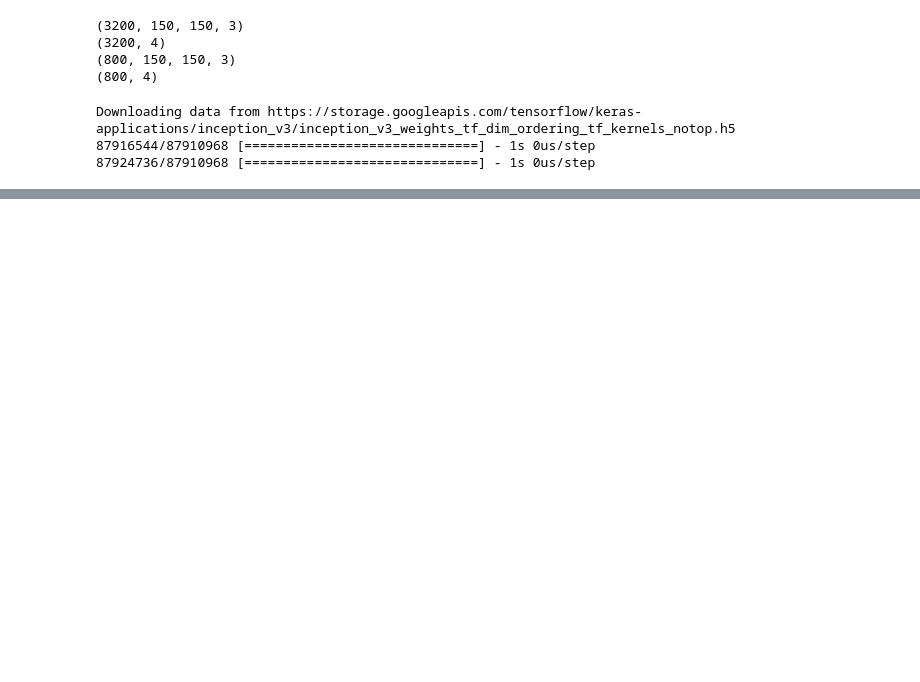
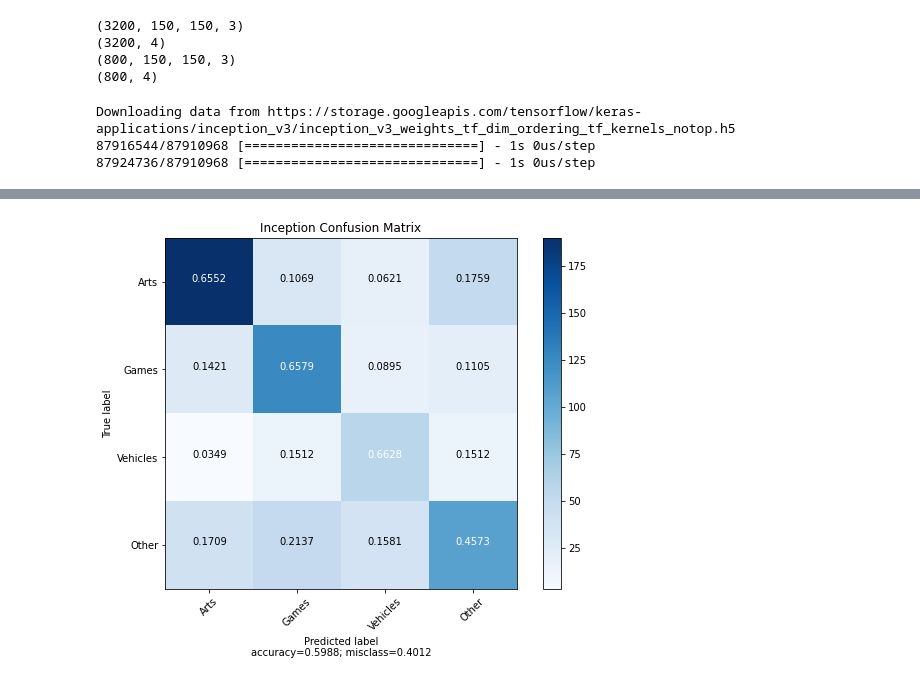
Before and after one commit to robert-tan/yt-thumbnail-classifier, a Jupyter notebook: Inception_YouTube.ipynb, the cells around one changed output, grey strips where cells are left out. Cells and saved outputs as stored; diff of their text form; code cells hidden in the pictures; blank space fills up the shorter version.

Commit message:
Update Models

```diff
--- a/Inception_YouTube.ipynb
+++ b/Inception_YouTube.ipynb
@@ -170,10 +188,10 @@ plt.show()
 from keras.models import load_model
 saved_model = load_model("inception.h5")
 test_x = []
-test_y = []
+original_y = []
 parsed_dataset = read_dataset('/content/train0133_processed.tfrecord') # ACTION NEEDED: .tfrecord file_path needs to be specified
 labeled_data_sets = labeled_dataset(parsed_dataset)
-for data in labeled_data_sets:
+for data in labeled_data_sets[:800]:
   if data[1] == 12:
     val = 0
   elif data[1] == 11:
@@ -184,8 +202,8 @@ for data in labeled_data_sets:
     val = 3
   resized_image = cv2.resize(data[0], (150, 150)) / 255.0
   test_x.append(resized_image)
-  test_y.append(val)
-test_y = np.array(test_y).T
+  original_y.append(val)
+test_y = np.array(original_y).T
 test_x = np.array(test_x)
 test_y = to_categorical(test_y)
 loss, acc = saved_model.evaluate(test_x, test_y)
@@ -197,0 +216,14 @@ print(acc)
+# %%
+predict_y = saved_model.predict(test_x)
+predict_y = np.argmax(predict_y, axis=1)
+original_y = np.array(original_y)
+# %%
+from sklearn.metrics import precision_score, recall_score, f1_score, confusion_matrix
+precision = precision_score(original_y, predict_y, average='macro')
+recall = recall_score(original_y, predict_y, average='macro')
+f1 = f1_score(original_y, predict_y, average='macro')
+cm = confusion_matrix(original_y, predict_y)
+print(f'Precision score is: {precision}')
+print(f'Recall score is: {recall}')
+print(f'F1 score is: {f1}')
+print(cm)
@@ -197,0 +316,4 @@ print(acc)
+# %%
+plot_confusion_matrix(cm, ['Arts', 'Games', 'Vehicles', 'Other'], title='Inception Confusion Matrix')
+# %% [output]
+[figure, added]
```
Also changed, not shown: parts of 6 cells of this notebook, 11 other files.
